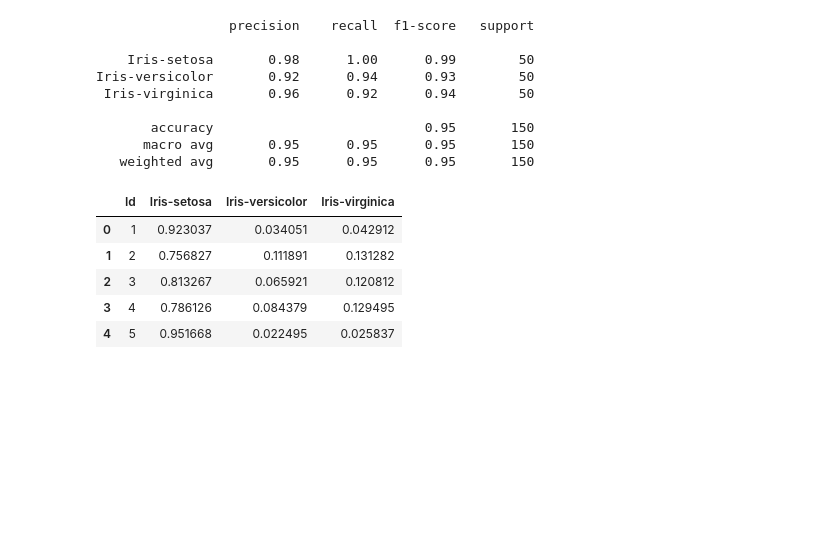
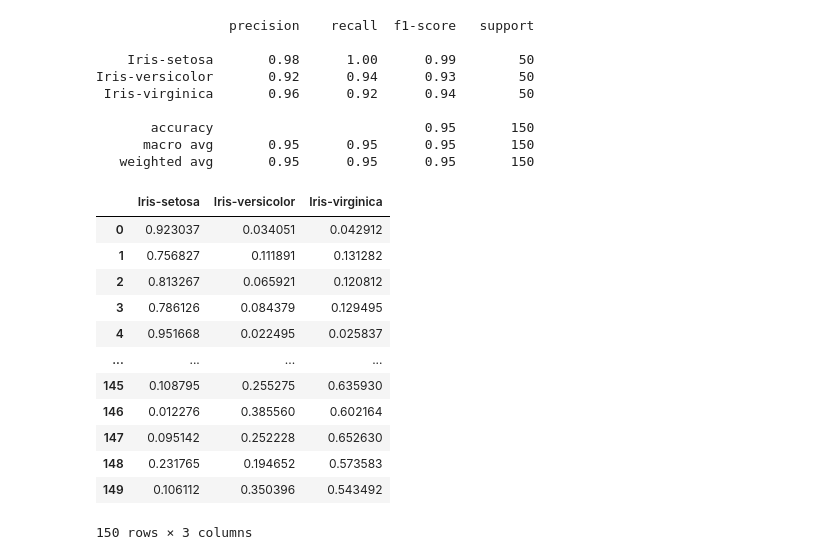
Before and after one commit to cairugaJ/Python-Based_Naive_Bayes, a Jupyter notebook: Gaussiano.ipynb, the cells around one changed output. Saved outputs shown, nothing was run; the diff lists cells and outputs as text; code cells hidden in the pictures; blank space fills up the shorter version.

```diff
--- a/Gaussiano.ipynb
+++ b/Gaussiano.ipynb
@@ -56,10 +56,22 @@ class NaiveBayesGaussiano:
             prob_rotulo = np.log(self.prioris[r]) + np.log(fdp)
             dic_prob_rotulo[r] = prob_rotulo
         df_prob = pd.DataFrame(dic_prob_rotulo)
+        target_hat = df_prob.idxmax(axis=1)
+        return target_hat
+
+    def probabilidades_posteriori (self,amostras):
+        n = len(amostras)
+        rotulos = list(self.medias.keys())
+        target_hat = []
+        dic_prob_rotulo = {}
+        for r in rotulos:
+            fdp = self.fdp_gaussiana(amostras, r).sum(axis=1)
+            prob_rotulo = np.log(self.prioris[r]) + np.log(fdp)
+            dic_prob_rotulo[r] = prob_rotulo
+        df_prob = pd.DataFrame(dic_prob_rotulo)
         df_prob_exp = np.exp(df_prob)
         df_prob_norm = df_prob_exp.div(df_prob_exp.sum(axis=1), axis=0)
-        target_hat = df_prob.idxmax(axis=1)
-        return target_hat, df_prob_norm
+        return df_prob_norm
 # %% [markdown]
 #### Teste utilizando dataset Iris
 https://www.kaggle.com/datasets/saurabh00007/iriscsv?select=Iris.csv
@@ -146,13 +158,20 @@ Iris-versicolor       0.92      0.94      0.93        50
        accuracy                           0.95       150
       macro avg       0.95      0.95      0.95       150
    weighted avg       0.95      0.95      0.95       150
-# %%
-probs_classe.insert(0, 'Id',data['Id'])
-probs_classe.head()
-# %% [output]
-|  | Id | Iris-setosa | Iris-versicolor | Iris-virginica |
-| 0 | 1 | 0.923037 | 0.034051 | 0.042912 |
-| 1 | 2 | 0.756827 | 0.111891 | 0.131282 |
-| 2 | 3 | 0.813267 | 0.065921 | 0.120812 |
-| 3 | 4 | 0.786126 | 0.084379 | 0.129495 |
-| 4 | 5 | 0.951668 | 0.022495 | 0.025837 |
+# %%
+df_prob = classificador.probabilidades_posteriori(data.drop(['Id','Species'], axis=1))
+df_prob
+# %% [output]
+|  | Iris-setosa | Iris-versicolor | Iris-virginica |
+| 0 | 0.923037 | 0.034051 | 0.042912 |
+| 1 | 0.756827 | 0.111891 | 0.131282 |
+| 2 | 0.813267 | 0.065921 | 0.120812 |
+| 3 | 0.786126 | 0.084379 | 0.129495 |
+| 4 | 0.951668 | 0.022495 | 0.025837 |
+| ... | ... | ... | ... |
+| 145 | 0.108795 | 0.255275 | 0.635930 |
+| 146 | 0.012276 | 0.385560 | 0.602164 |
+| 147 | 0.095142 | 0.252228 | 0.652630 |
+| 148 | 0.231765 | 0.194652 | 0.573583 |
+| 149 | 0.106112 | 0.350396 | 0.543492 |
+150 rows × 3 columns
```
Also changed, not shown: parts of 1 cell of this notebook.
